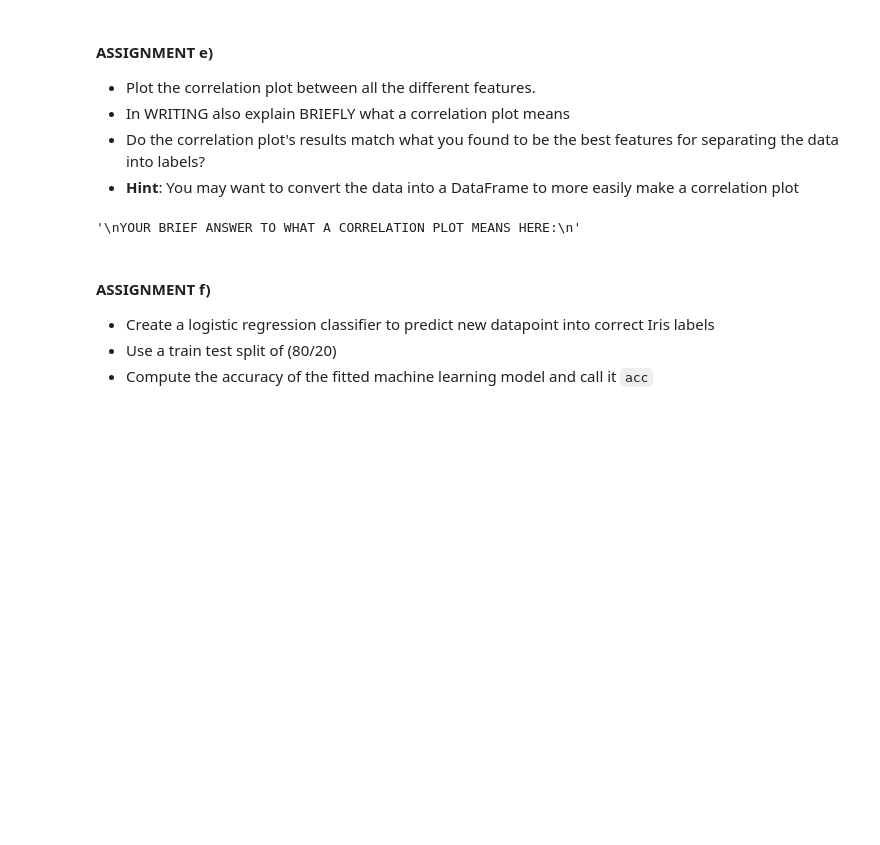
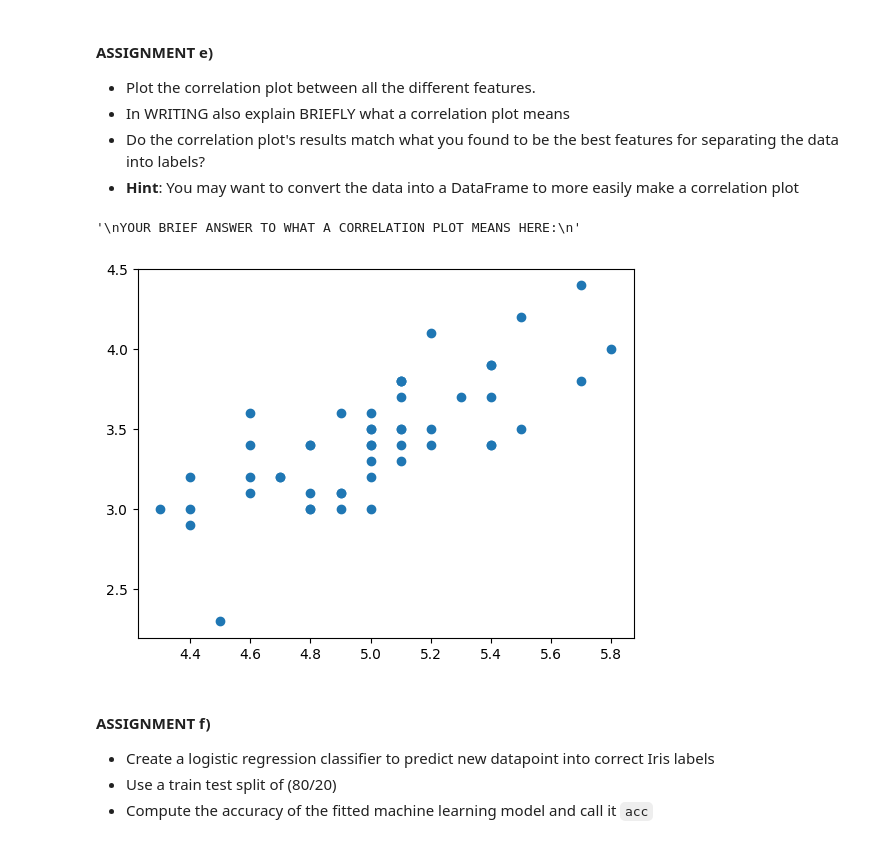
Before and after one commit to richard-lovgren/ml-1dl034-public-assignments, a Jupyter notebook: Assignments/Practical/PracticalNotebook3.ipynb, the cells around one changed output. Cells and saved outputs as stored; diff of their text form; code cells hidden in the pictures; blank space fills up the shorter version.

```diff
--- a/Assignments/Practical/PracticalNotebook3.ipynb
+++ b/Assignments/Practical/PracticalNotebook3.ipynb
@@ -340,16 +381,19 @@ We now want to create a scatter plot using the two most important features to be
 # %%
 # YOUR CODE HERE
 #
 #
-
-
-
+import pandas as pd
+setosa_full = iris.data[0:50, :]
+df = pd.DataFrame(setosa_full, columns=iris["feature_names"])
+correlation = df.corr()
+plt.scatter(data=df, x=iris_features[0], y=iris_features[1])
 
 """
 YOUR BRIEF ANSWER TO WHAT A CORRELATION PLOT MEANS HERE:
 """
 # %% [output]
 '\nYOUR BRIEF ANSWER TO WHAT A CORRELATION PLOT MEANS HERE:\n'
+[figure, added]
 # %% [markdown]
 #### ASSIGNMENT f)
 - Create a logistic regression classifier to predict new datapoint into correct Iris labels
```
Also changed, not shown: parts of 6 cells of this notebook.
